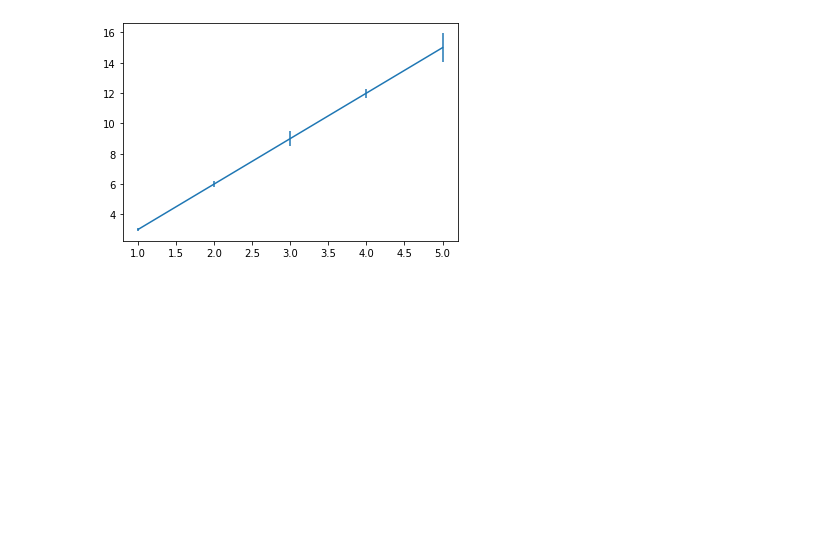
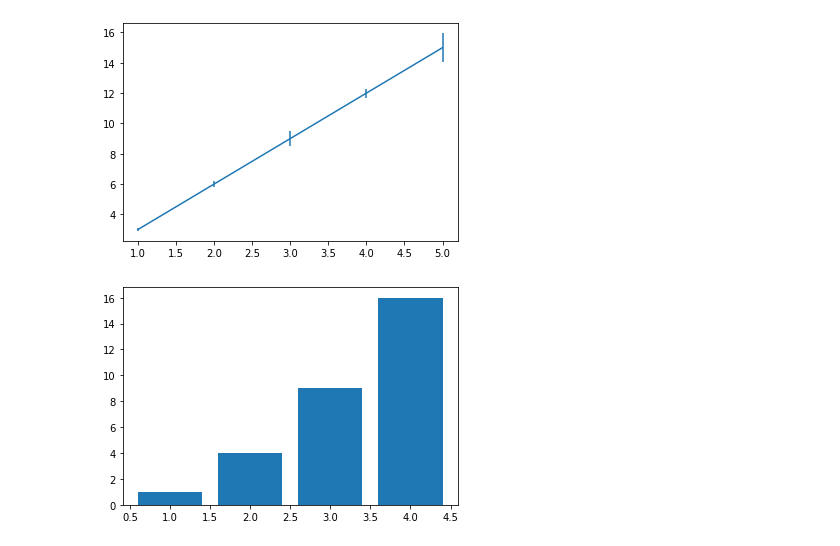
Before and after one commit to eaglehkim/python, a Jupyter notebook: prac2.ipynb, the cells around one changed output. Cells and saved outputs as stored; diff of their text form; code cells hidden in the pictures; blank space fills up the shorter version.

```diff
--- a/prac2.ipynb
+++ b/prac2.ipynb
@@ -125,3 +125,13 @@ plt.errorbar(x,y, yerr = error)
 plt.show()
 # %% [output]
 [figure]
+# %%
+# histogram 막대그래프
+
+x = [1,2,3,4]
+y = [1,4,9,16]
+
+plt.bar(x,y)
+plt.show()
+# %% [output]
+[figure, added]
```
Also changed, not shown: parts of 3 cells of this notebook.
